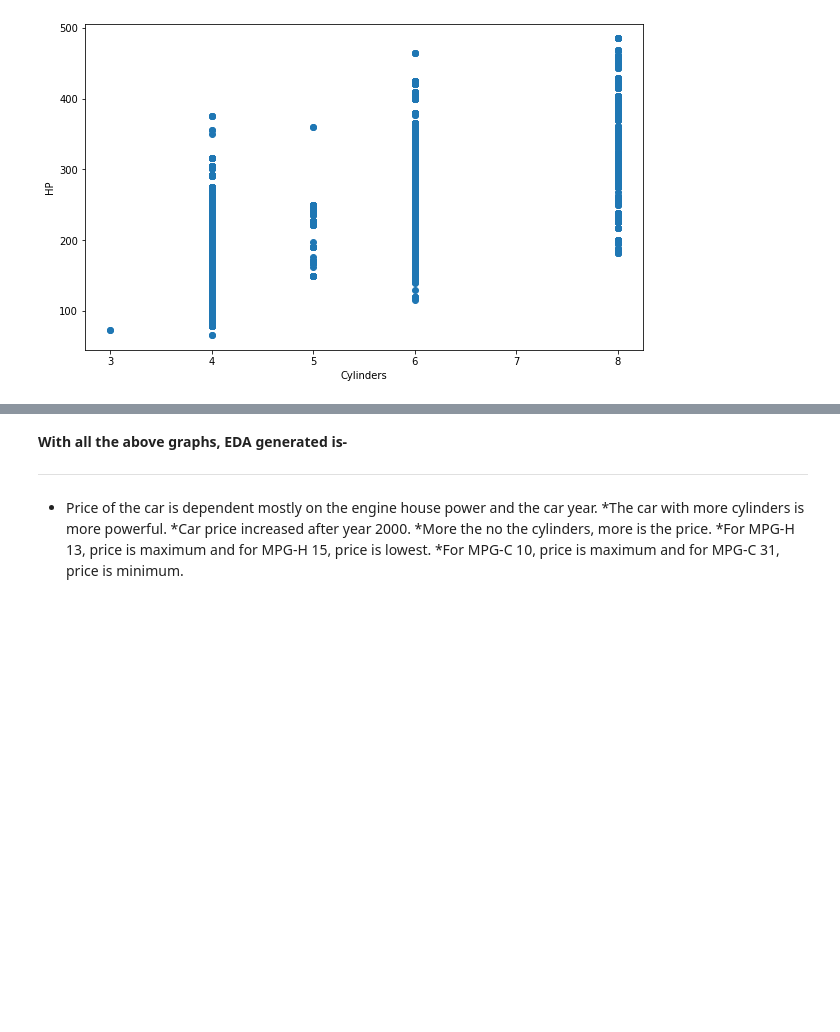
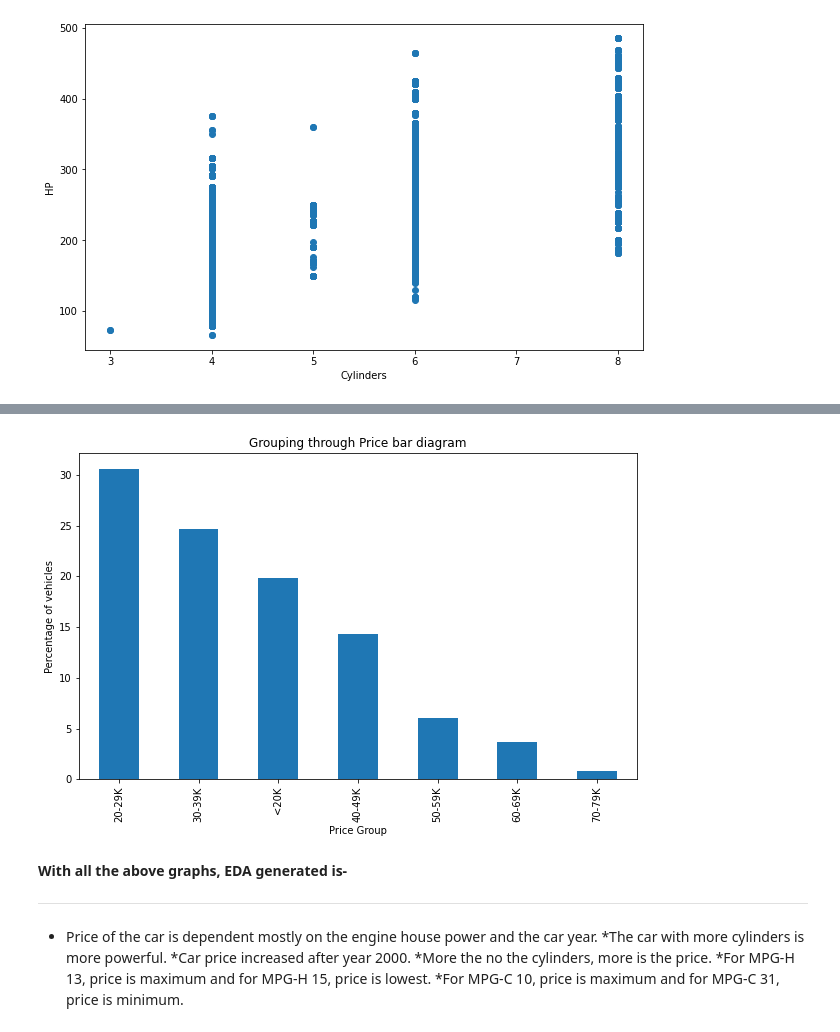
Before and after one commit to tanishka-27/internship_studio_project, a Jupyter notebook: internship_studio.ipynb, the cells around one changed output, grey strips where cells are left out. Saved outputs shown, nothing was run; the diff lists cells and outputs as text; code cells hidden in the pictures; blank space fills up the shorter version.

```diff
--- a/internship_studio.ipynb
+++ b/internship_studio.ipynb
@@ -495,3 +537,16 @@ plt.show()
+# %%
+#Create a new column 'Grouping through Price' and assign the value based on car price
+
+df['price_group'] = pd.cut(df['Price'],[0,20000,30000,40000,50000,60000,70000,80000,90000,100000,600000],
+                                labels = ['<20K','20-29K','30-39K','40-49K','50-59K','60-69K','70-79K','80-89K','90-999K','>100K'], include_lowest = True)
+df['price_group'] = df['price_group'].astype(object)
+# %%
+(df['price_group'].value_counts() / len(df) *100).plot.bar(figsize=(10,6))
+plt.title("Grouping through Price bar diagram")
+plt.ylabel('Percentage of vehicles')
+plt.xlabel('Price Group');
+# %% [output]
+[figure, added]
 # %% [markdown]
 **With all the above graphs, EDA generated is-**
 
```
Also changed, not shown: parts of 30 cells of this notebook.
